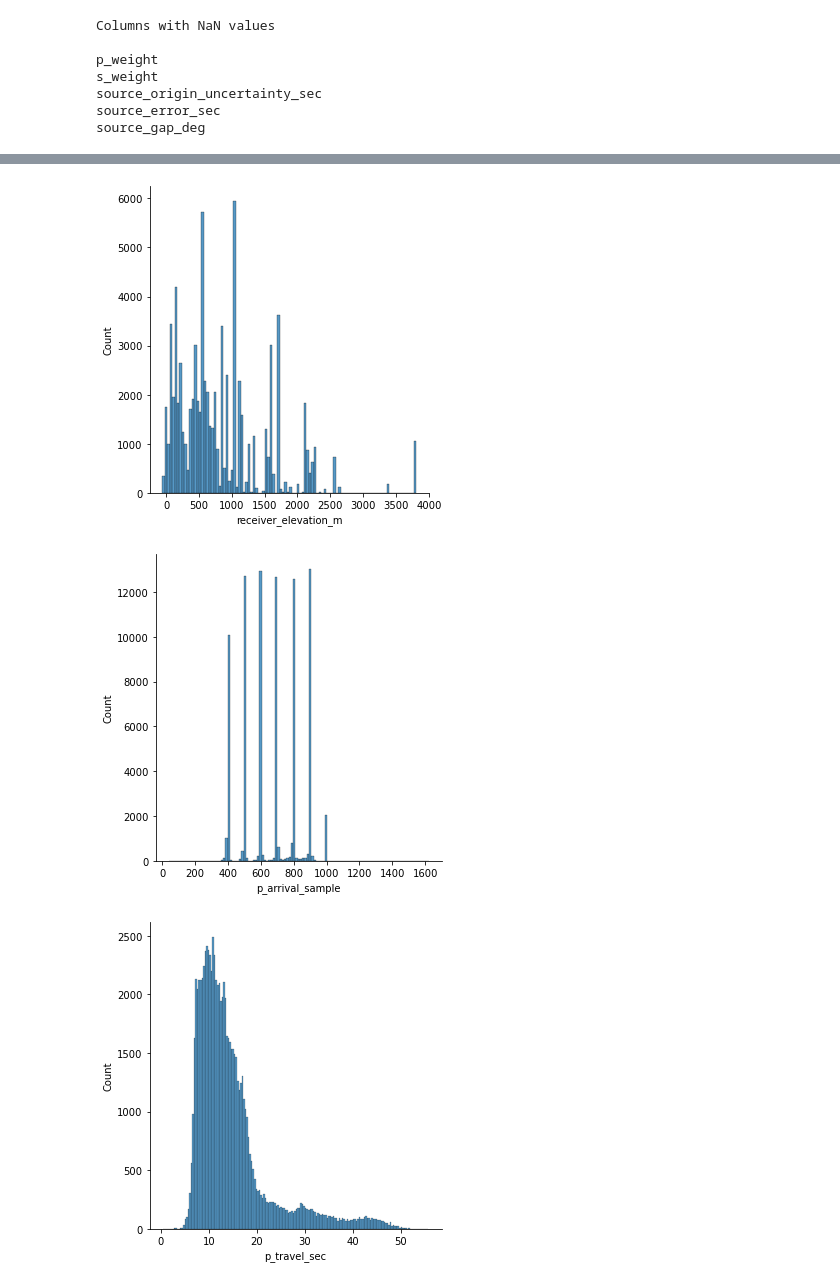
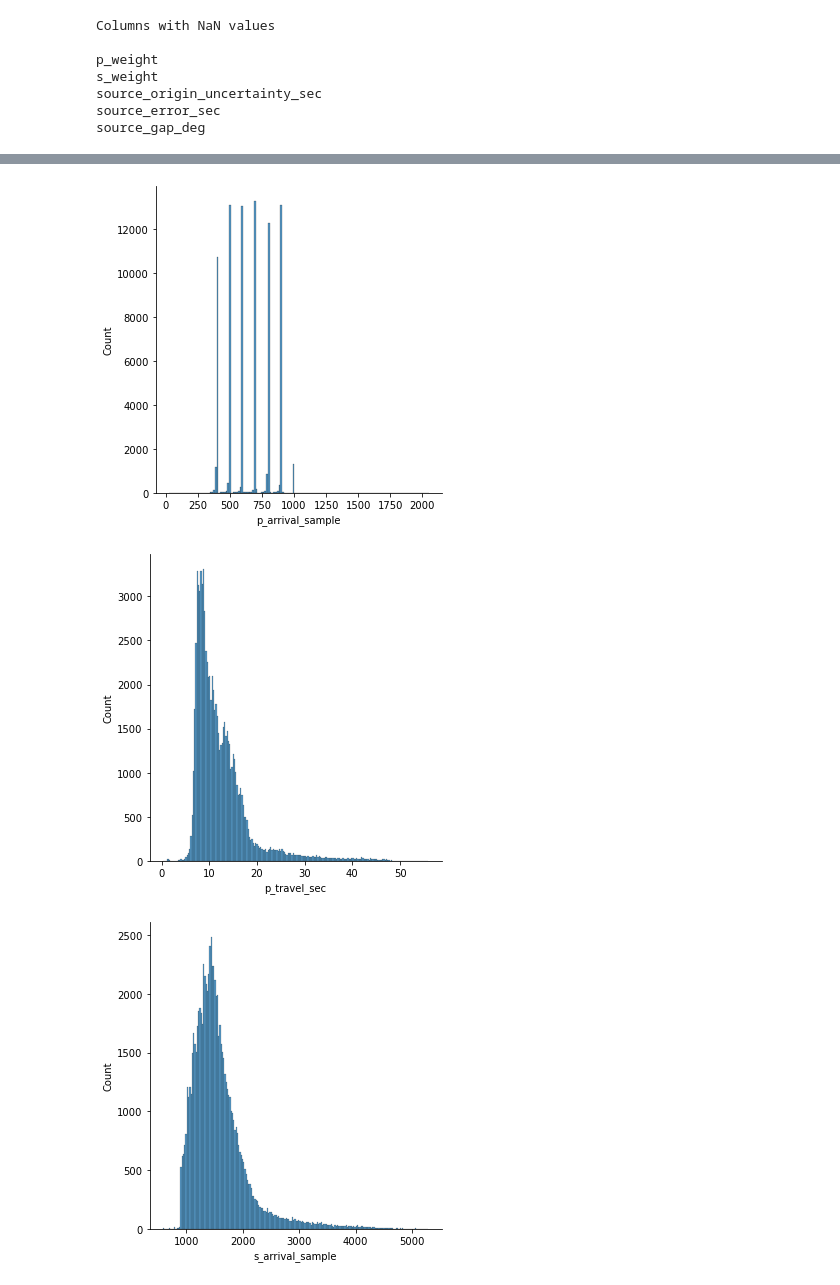
Before and after one commit to Teo-KJ/Earthquake-Waves-Classifier, a Jupyter notebook: src/1-create-spectrogram/Exploratory Data Analysis.ipynb, the cells around one changed output, grey strips where cells are left out. Cells and saved outputs as stored; diff of their text form; code cells hidden in the pictures.

```diff
--- a/src/1-create-spectrogram/Exploratory Data Analysis.ipynb
+++ b/src/1-create-spectrogram/Exploratory Data Analysis.ipynb
@@ -184,15 +184,14 @@ trace_name: 81874
 same_status?: 2 [ True False]
 # %%
-count = 1
-limit = 5
+toVisualise = ['p_arrival_sample', 'p_travel_sec', 's_arrival_sample', 'source_magnitude',
+               'source_distance_deg', 'source_distance_km', 'back_azimuth_deg']
 
 for i in processedChunk.columns.tolist():
-    if (processedChunk[i].dtypes == 'float64' or processedChunk[i].dtypes == 'object') and processedChunk[i].isnull().values.any() == False and count <= limit and i not in categoricalVar + ['source_horizontal_uncertainty_km', 'source_depth_km', 'source_depth_uncertainty_km']:
+    if i in toVisualise:
         sb.displot(data = processedChunk, x = i)
-        count += 1
 
 plt.show()
 # %% [output]
-[figure, old version]
+[figure, new version]
-[figure, old version]
+[figure, new version]
-[figure, old version]
+[figure, new version]
```
Also changed, not shown: parts of 8 cells of this notebook, 1 other file.
